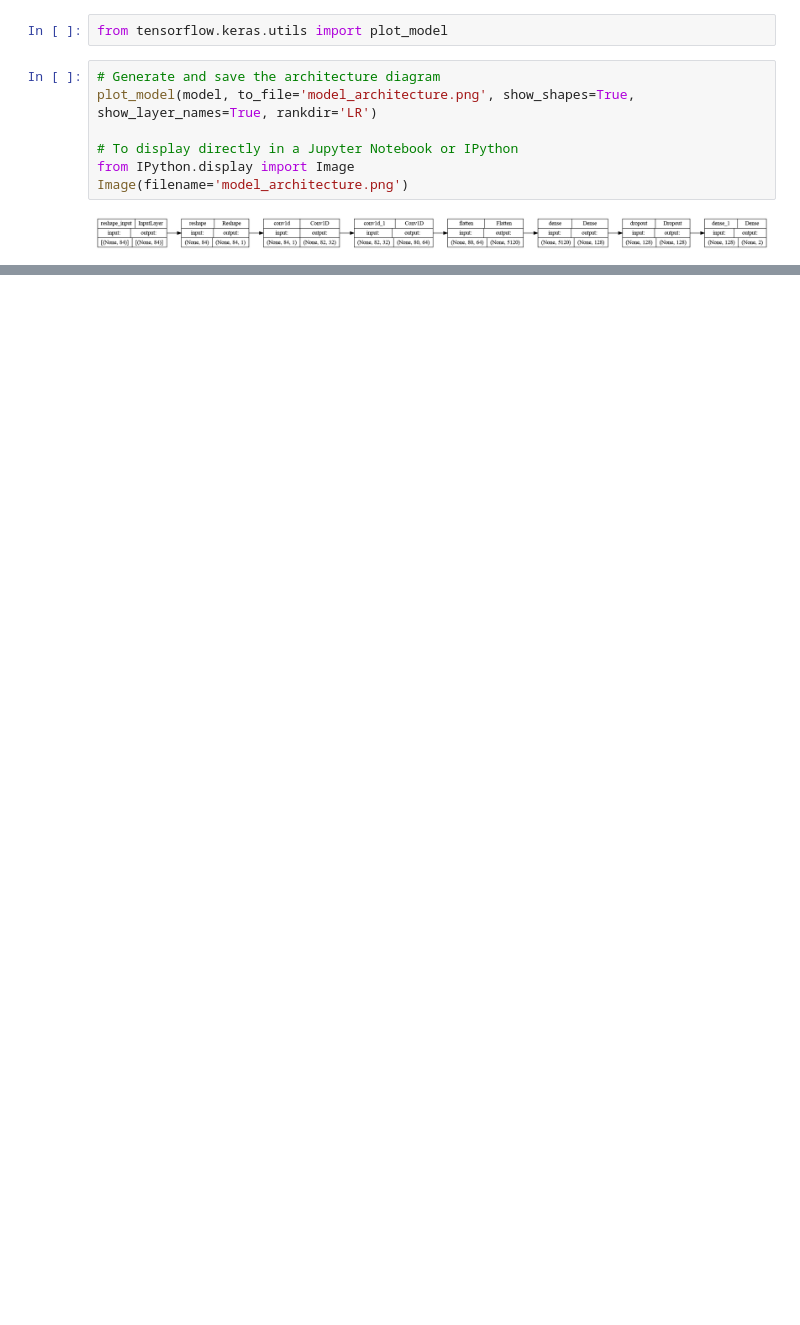
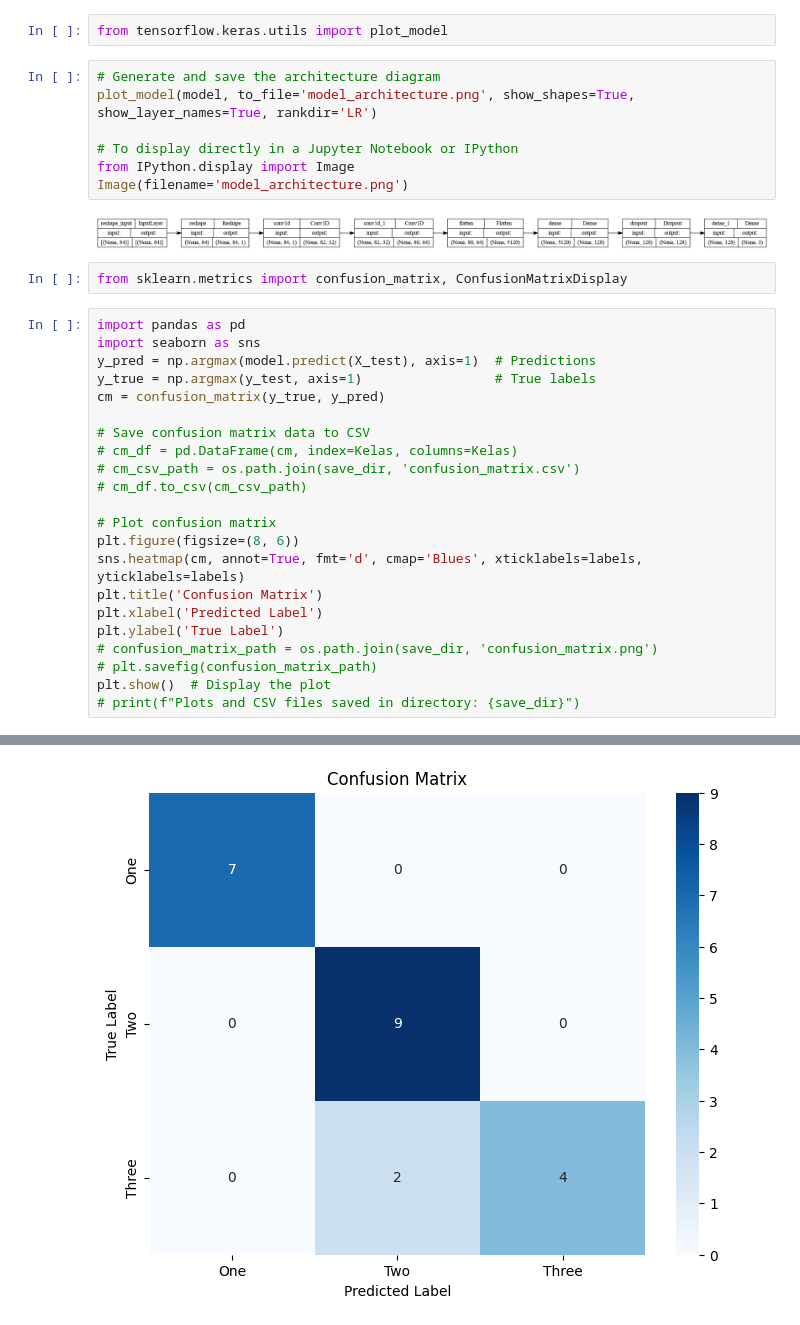
Before and after one commit to virgantara/Hand-Gesture-Recognition, a Jupyter notebook: tensorflow/hand-landmark-detection.ipynb, the cells around one changed output, grey strips where cells are left out. Drawn from its saved outputs; the diff is of its cells as text; blank space fills up the shorter version.

```diff
--- a/tensorflow/hand-landmark-detection.ipynb
+++ b/tensorflow/hand-landmark-detection.ipynb
@@ -451,3 +443,28 @@ from IPython.display import Image
 Image(filename='model_architecture.png')
 # %% [output]
 [figure]
+# %%
+from sklearn.metrics import confusion_matrix, ConfusionMatrixDisplay
+# %%
+import pandas as pd
+import seaborn as sns
+y_pred = np.argmax(model.predict(X_test), axis=1)  # Predictions
+y_true = np.argmax(y_test, axis=1)                 # True labels
+cm = confusion_matrix(y_true, y_pred)
+
+# Save confusion matrix data to CSV
+# cm_df = pd.DataFrame(cm, index=Kelas, columns=Kelas)
+# cm_csv_path = os.path.join(save_dir, 'confusion_matrix.csv')
+# cm_df.to_csv(cm_csv_path)
+
+# Plot confusion matrix
+plt.figure(figsize=(8, 6))
+sns.heatmap(cm, annot=True, fmt='d', cmap='Blues', xticklabels=labels, yticklabels=labels)
+plt.title('Confusion Matrix')
+plt.xlabel('Predicted Label')
+plt.ylabel('True Label')
+# confusion_matrix_path = os.path.join(save_dir, 'confusion_matrix.png')
+# plt.savefig(confusion_matrix_path)
+plt.show()  # Display the plot
+# print(f"Plots and CSV files saved in directory: {save_dir}")
+# %% [output]
@@ -453,0 +472 @@ Image(filename='model_architecture.png')
+[figure, added]
```
Also changed, not shown: parts of 11 cells of this notebook, 2 other files.
